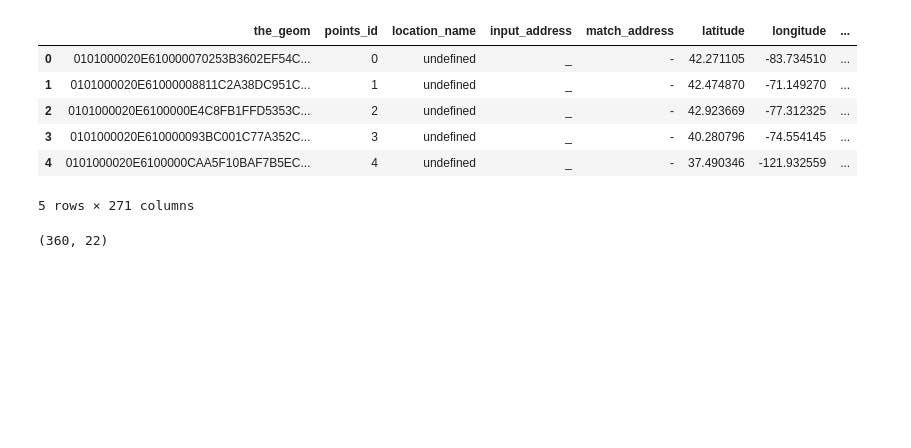
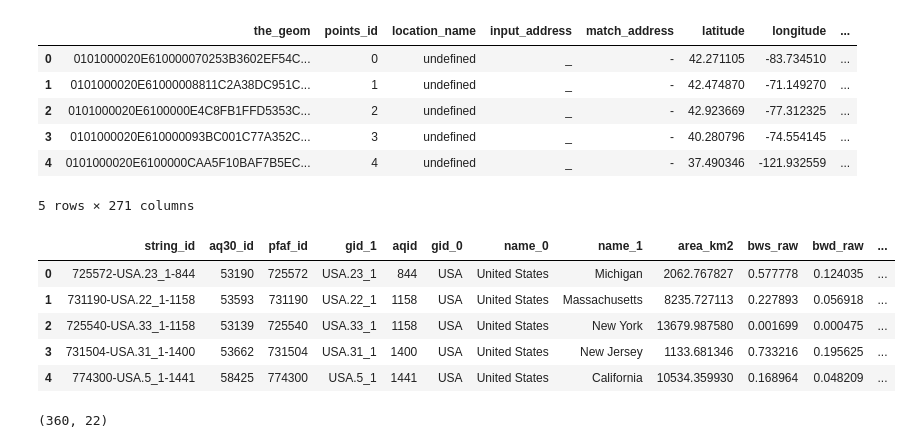
Before and after one commit to AI-VTRC/Tech_Impacts_on_Water, a Jupyter notebook: lauren_clustering_merged_datasets/notebook_data_processing.ipynb, the cells around one changed output. Saved outputs shown, nothing was run; the diff lists cells and outputs as text; code cells hidden in the pictures; blank space fills up the shorter version.

```diff
--- a/lauren_clustering_merged_datasets/notebook_data_processing.ipynb
+++ b/lauren_clustering_merged_datasets/notebook_data_processing.ipynb
@@ -80,13 +111,23 @@ small_data.head()
 5 rows × 271 columns
 # %%
 # Define the columns to keep
-columns_to_keep = ['string_id', 'aq30_id', 'pfaf_id', 'gid_1', 'aqid', 'gid_0', 'name_0', 'name_1', 'area_km2'] + [col for col in small_data.columns if '_raw' in col]
+columns_to_keep = ['string_id', 'aq30_id', 'pfaf_id', 'gid_1', 'aqid', 'gid_0', 'name_0', 'name_1', 'area_km2'] + [col for col in small_data.columns if '_raw' in col and col not in ['ucw_raw', 'rri_raw']]
 
 # Remove any columns starting with 'w_awr' from the list
 columns_to_keep = [col for col in columns_to_keep if not col.startswith('w_awr')]
 
 # Create a new DataFrame with only the specified columns
 cleaned_small_data = small_data[columns_to_keep].copy()
+# %%
+no_duplicates1 = cleaned_small_data.drop_duplicates([col for col in cleaned_small_data.columns if '_raw' in col] )
+no_duplicates1.head(5)
+# %% [output]
+|  | string_id | aq30_id | pfaf_id | gid_1 | aqid | gid_0 | name_0 | name_1 | area_km2 | bws_raw | bwd_raw | ... |
+| 0 | 725572-USA.23_1-844 | 53190 | 725572 | USA.23_1 | 844 | USA | United States | Michigan | 2062.767827 | 0.577778 | 0.124035 | ... |
+| 1 | 731190-USA.22_1-1158 | 53593 | 731190 | USA.22_1 | 1158 | USA | United States | Massachusetts | 8235.727113 | 0.227893 | 0.056918 | ... |
+| 2 | 725540-USA.33_1-1158 | 53139 | 725540 | USA.33_1 | 1158 | USA | United States | New York | 13679.987580 | 0.001699 | 0.000475 | ... |
+| 3 | 731504-USA.31_1-1400 | 53662 | 731504 | USA.31_1 | 1400 | USA | United States | New Jersey | 1133.681346 | 0.733216 | 0.195625 | ... |
+| 4 | 774300-USA.5_1-1441 | 58425 | 774300 | USA.5_1 | 1441 | USA | United States | California | 10534.359930 | 0.168964 | 0.048209 | ... |
 # %%
 # Display the filtered DataFrame
 print(cleaned_small_data.shape)
```
Also changed, not shown: parts of 4 cells of this notebook, 5 other files.
